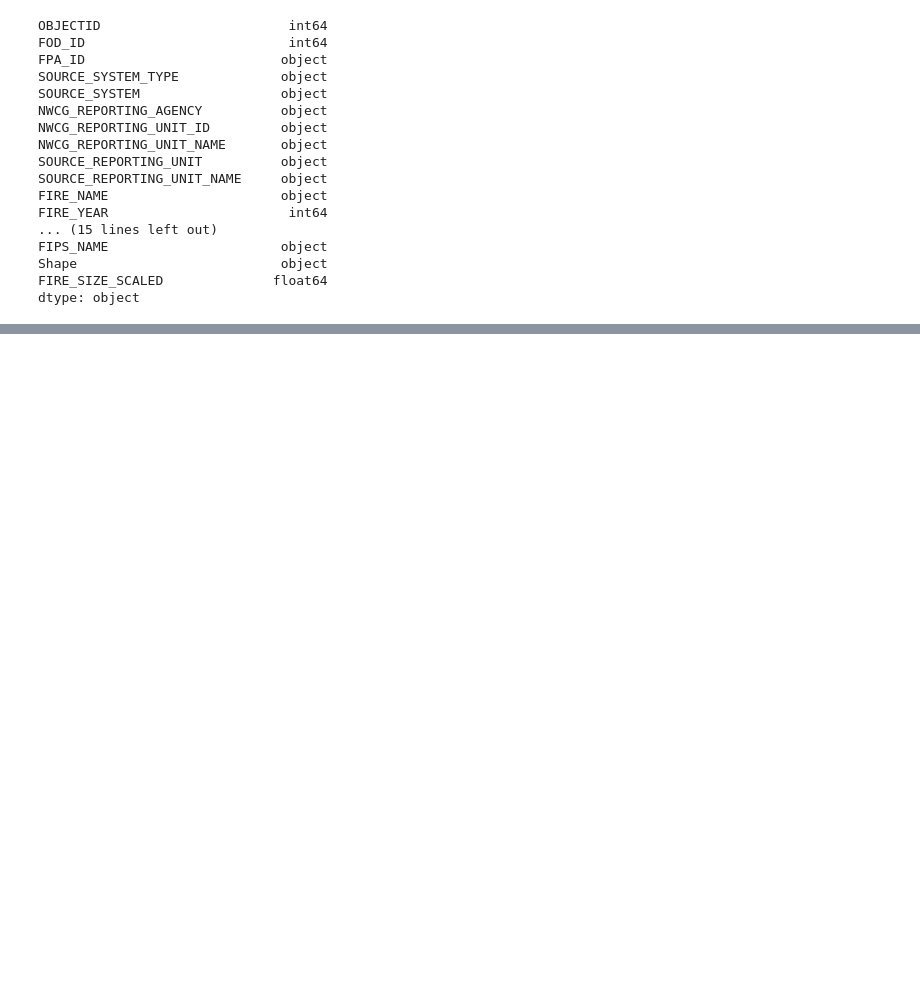
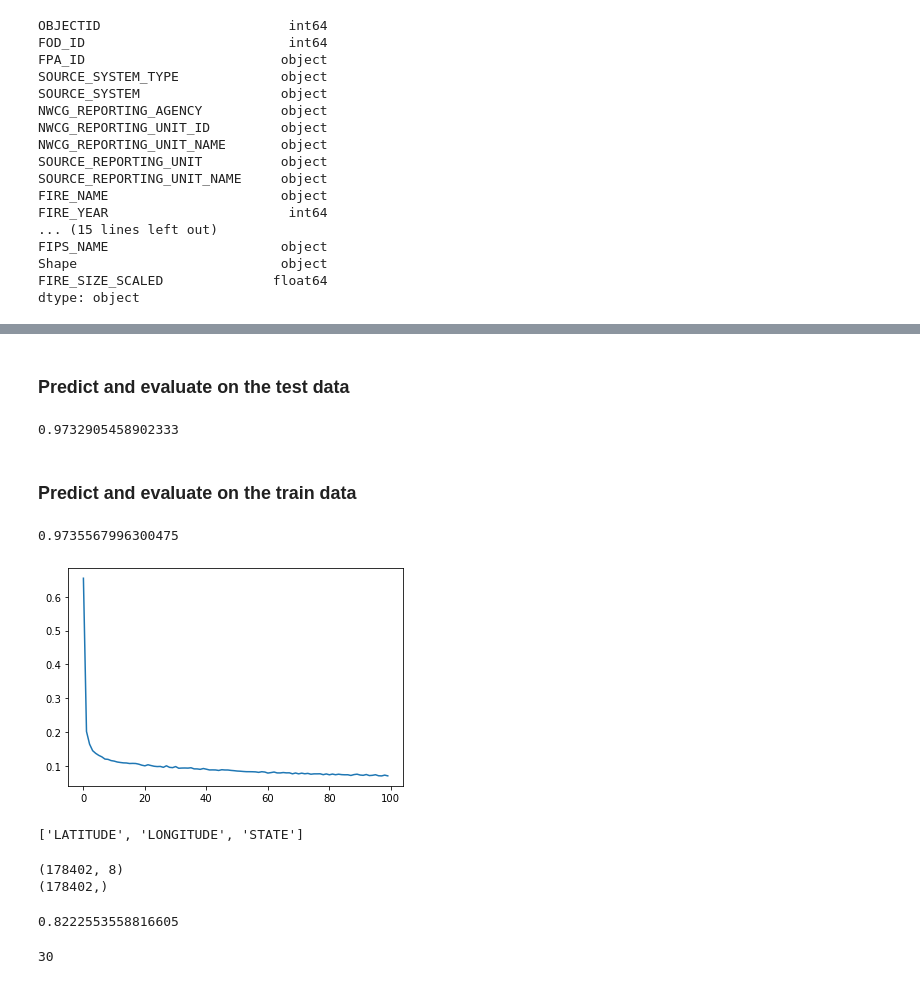
Before and after one commit to akanksha276/wildfire_analysis, a Jupyter notebook: notebooks/NN/255_NN_learning.ipynb, the cells around one changed output, grey strips where cells are left out. Drawn from its saved outputs; the diff is of its cells as text; code cells hidden in the pictures; blank space fills up the shorter version.

```diff
--- a/notebooks/NN/255_NN_learning.ipynb
+++ b/notebooks/NN/255_NN_learning.ipynb
@@ -173,0 +138,9 @@ accuracy_score(Y_train, predict_train)
+# %%
+X = df_interest.drop(["STATE", "DISCOVERY_DATE", "DISCOVERY_TIME"], axis=1)
+X = scaler.fit_transform(X.to_numpy())
+Y = LabelEncoder().fit_transform(df_interest.STATE.values)
+
+print(X.shape)
+print(Y.shape)
+pdX = pd.DataFrame(X)
+pdX.head()
@@ -173,0 +156,11 @@ accuracy_score(Y_train, predict_train)
+# %%
+X_train, X_test, Y_train, Y_test = train_test_split(X, Y, test_size=0.2, random_state=42)
+# %%
+mlp_classifier2 = MLPClassifier(
+    hidden_layer_sizes=(180,120,60),
+    activation="relu",
+    solver="adam",
+    max_iter=100,
+    verbose=True,
+    learning_rate = "adaptive"
+)
@@ -173,0 +171,2 @@ accuracy_score(Y_train, predict_train)
+# %%
+mlp_classifier2.fit(X_train, Y_train)
@@ -173,0 +193,35 @@ accuracy_score(Y_train, predict_train)
+# %% [markdown]
+### Predict and evaluate on the test data
+# %%
+from sklearn.metrics import accuracy_score
+
+predict_test = mlp_classifier2.predict(X_test)
+accuracy_score(Y_test, predict_test)
+# %% [output]
+0.9732905458902333
+# %% [markdown]
+### Predict and evaluate on the train data
+# %%
+predict_train = mlp_classifier2.predict(X_train)
+accuracy_score(Y_train, predict_train)
+# %% [output]
+0.9735567996300475
+# %%
+plt.plot(mlp_classifier2.loss_curve_)
+plt.show()
+# %% [output]
+[figure, added]
+# %%
+mycols
+# %% [output]
+['LATITUDE', 'LONGITUDE', 'STATE']
+# %%
+X = test_data[good_cols].drop(["STATE", "DISCOVERY_DATE", "DISCOVERY_TIME"], axis=1)
+X = scaler.fit_transform(X.to_numpy())
+Y = LabelEncoder().fit_transform(test_data[good_cols].STATE.values)
+
+print(X.shape)
+print(Y.shape)
+# %% [output]
+(178402, 8)
+(178402,)
@@ -173,0 +230,9 @@ accuracy_score(Y_train, predict_train)
+# %%
+accuracy_score(result, Y)
+# %% [output]
+0.8222553558816605
+# %%
+train_data.head()
+len(train_data.columns)
+# %% [output]
+30
```
Also changed, not shown: parts of 41 cells of this notebook, 1 other file.
